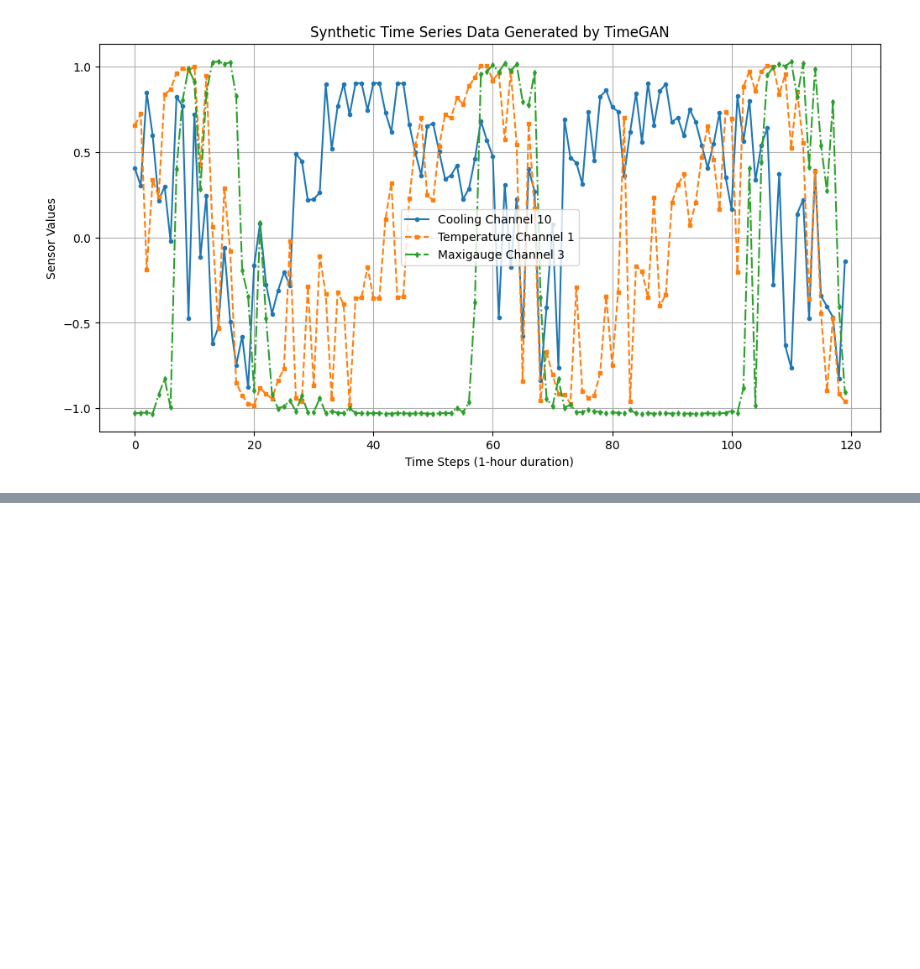
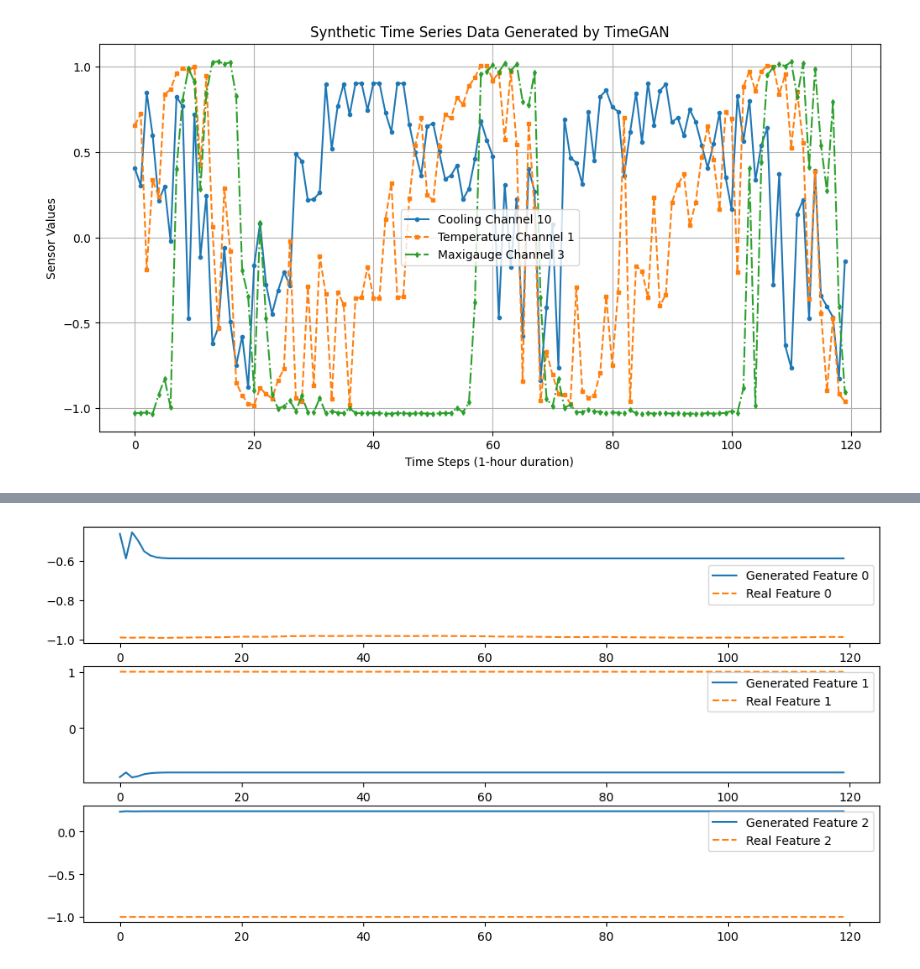
Before and after one commit to capstone-2420-0024/Intelligent-Hybrid-Quantum-Classical-Computing-Resource-Management-System, a Jupyter notebook: Simulation for sensor data/TimeGAN_Simulator_RNN+GRU.ipynb, the cells around one changed output, grey strips where cells are left out. Saved outputs shown, nothing was run; the diff lists cells and outputs as text; code cells hidden in the pictures; blank space fills up the shorter version.

```diff
--- a/Simulation for sensor data/TimeGAN_Simulator_RNN+GRU.ipynb
+++ b/Simulation for sensor data/TimeGAN_Simulator_RNN+GRU.ipynb
@@ -1009,3 +1009,18 @@ plt.legend()
 plt.grid(True)
 # %% [output]
 [figure]
+# %%
+# 生成一些新数据
+num_samples = 5  # 取5个样本
+seed_sequences = train_data[:num_samples]  # 用真实数据的前几个序列作为 seed
+generated_data = generator.predict(seed_sequences)
+
+# 画图
+plt.figure(figsize=(12, 6))
+for i in range(3):  # 遍历3个传感器通道
+    plt.subplot(3, 1, i+1)
+    plt.plot(generated_data[0, :, i], label=f"Generated Feature {i}")
+    plt.plot(seed_sequences[0, :, i], label=f"Real Feature {i}", linestyle='dashed')
+    plt.legend()
+plt.show()
+# %% [output]
@@ -1011,0 +1028 @@ plt.grid(True)
+[figure, added]
```
Also changed, not shown: parts of 1 cell of this notebook.
